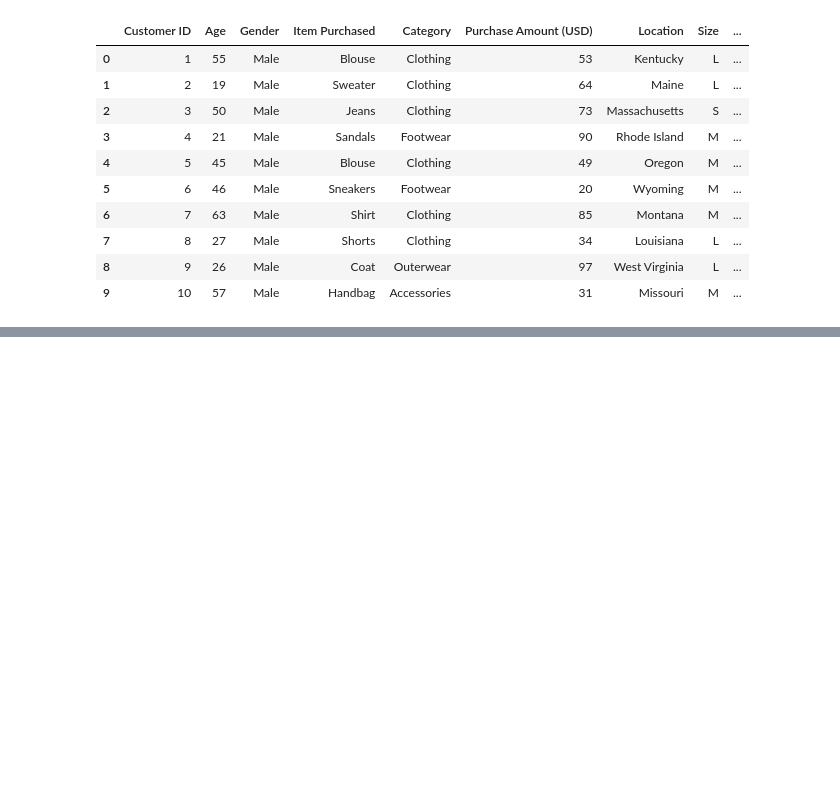
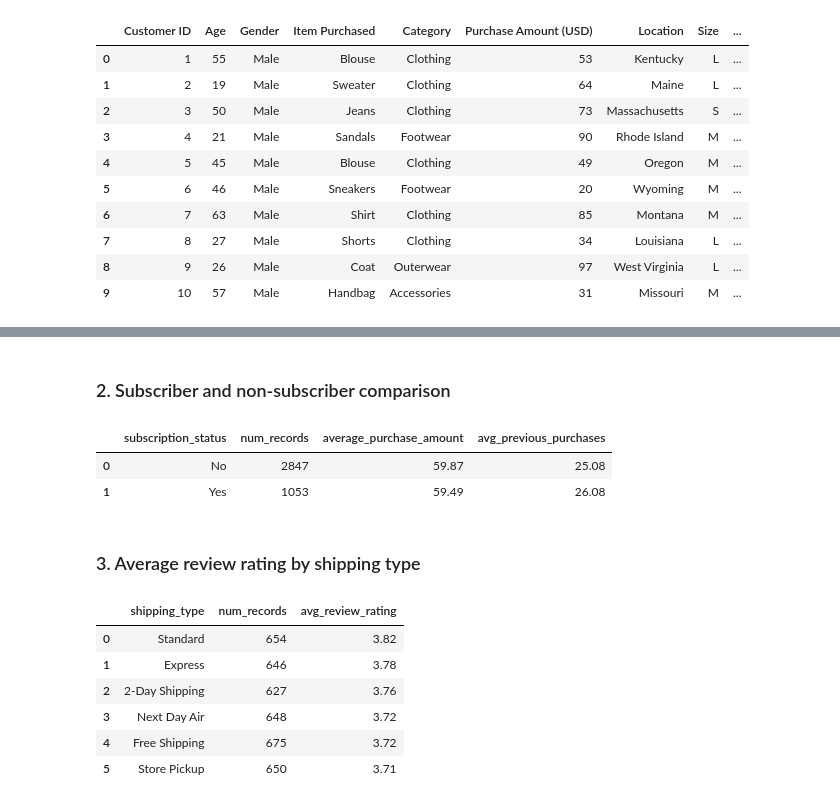
Before and after one commit to yavuzselimcakir/customer-shopping-trends-analysis, a Jupyter notebook: custome-data-analysis.ipynb, the cells around one changed output, grey strips where cells are left out. Cells and saved outputs as stored; diff of their text form; code cells hidden in the pictures; blank space fills up the shorter version.

```diff
--- a/custome-data-analysis.ipynb
+++ b/custome-data-analysis.ipynb
@@ -134,0 +173,41 @@ plt.show()
+# %% [markdown]
+### 2. Subscriber and non-subscriber comparison
+# %%
+query_2 = """
+-- 2. Compare subscribers and non-subscribers.
+SELECT
+    subscription_status,
+    COUNT(*) AS num_records,
+    ROUND(AVG(purchase_amount_usd), 2) AS average_purchase_amount,
+    ROUND(AVG(previous_purchases), 2) AS avg_previous_purchases
+FROM shopping
+GROUP BY subscription_status
+ORDER BY subscription_status;
+"""
+pd.read_sql_query(query_2, conn)
+# %% [output]
+|  | subscription_status | num_records | average_purchase_amount | avg_previous_purchases |
+| 0 | No | 2847 | 59.87 | 25.08 |
+| 1 | Yes | 1053 | 59.49 | 26.08 |
+# %% [markdown]
+### 3. Average review rating by shipping type
+# %%
+query_3 = """
+-- 3. Average review rating by shipping type.
+SELECT
+    shipping_type,
+    COUNT(*) AS num_records,
+    ROUND(AVG(review_rating), 2) AS avg_review_rating
+FROM shopping
+GROUP BY shipping_type
+ORDER BY AVG(review_rating) DESC;
+"""
+pd.read_sql_query(query_3, conn)
+# %% [output]
+|  | shipping_type | num_records | avg_review_rating |
+| 0 | Standard | 654 | 3.82 |
+| 1 | Express | 646 | 3.78 |
+| 2 | 2-Day Shipping | 627 | 3.76 |
+| 3 | Next Day Air | 648 | 3.72 |
+| 4 | Free Shipping | 675 | 3.72 |
+| 5 | Store Pickup | 650 | 3.71 |
```
Also changed, not shown: parts of 18 cells of this notebook, 2 other files.
